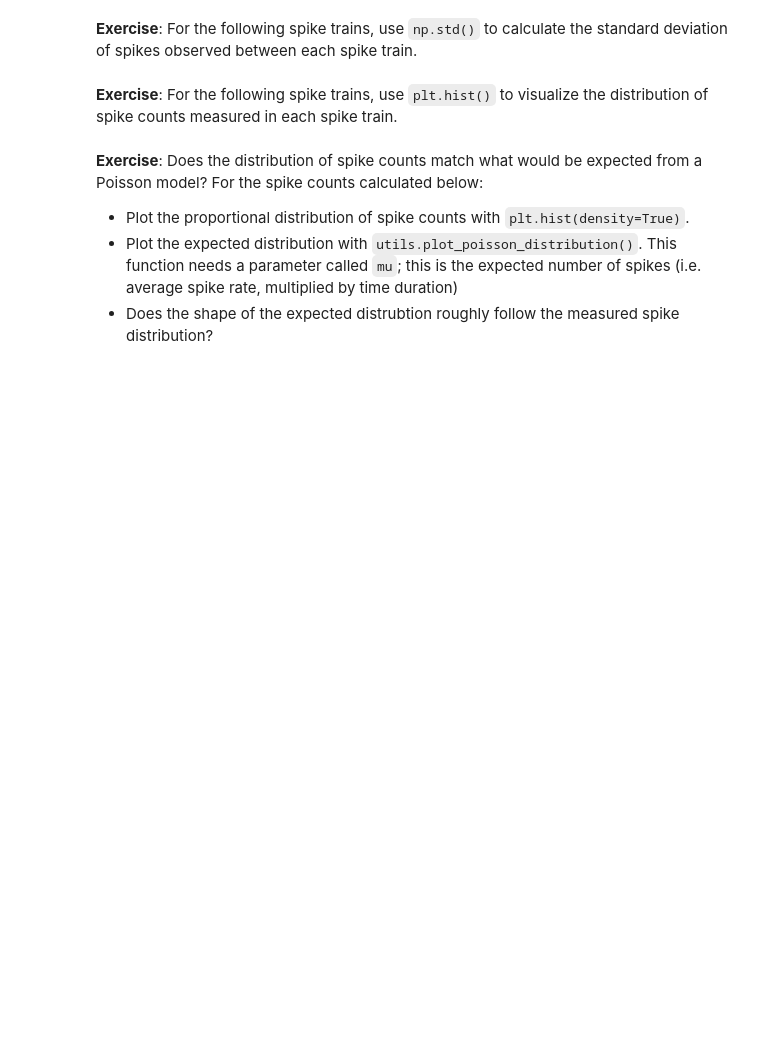
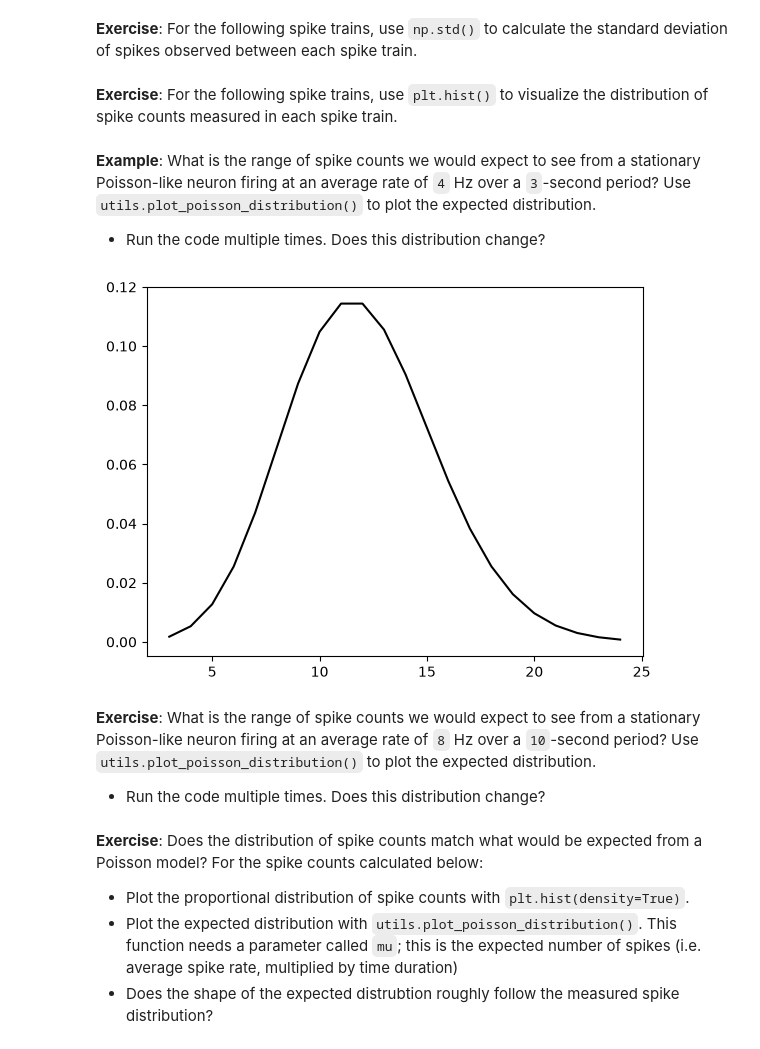
Before and after one commit to neurodidi/ANDA-Day1-Spike-Train-Correlations, a Jupyter notebook: 01_homework/01_hw_stationary_spiketrains.ipynb, the cells around one changed output. Cells and saved outputs as stored; diff of their text form; code cells hidden in the pictures; blank space fills up the shorter version.

Commit message:
added exercise

```diff
--- a/01_homework/01_hw_stationary_spiketrains.ipynb
+++ b/01_homework/01_hw_stationary_spiketrains.ipynb
@@ -143,3 +141,13 @@ sts = [utils.generate_spiketrain(10, 10) for _ in range(100)]
+# %% [markdown]
+**Example**: What is the range of spike counts we would expect to see from a stationary Poisson-like neuron firing at an average rate of `4` Hz over a `3`-second period?  Use `utils.plot_poisson_distribution()` to plot the expected distribution.
+  - Run the code multiple times. Does this distribution change?
+# %%
+utils.plot_poisson_distribution(mu=12)  # 4Hz x 3secs
+# %% [output]
+[figure, added]
+# %% [markdown]
+**Exercise**: What is the range of spike counts we would expect to see from a stationary Poisson-like neuron firing at an average rate of `8` Hz over a `10`-second period?  Use `utils.plot_poisson_distribution()` to plot the expected distribution.
+  - Run the code multiple times. Does this distribution change?
 # %% [markdown]
 **Exercise**: Does the distribution of spike counts match what would be expected from a Poisson model?  For the spike counts calculated below:
   - Plot the proportional distribution of spike counts with `plt.hist(density=True)`.
```
Also changed, not shown: parts of 3 cells of this notebook.
